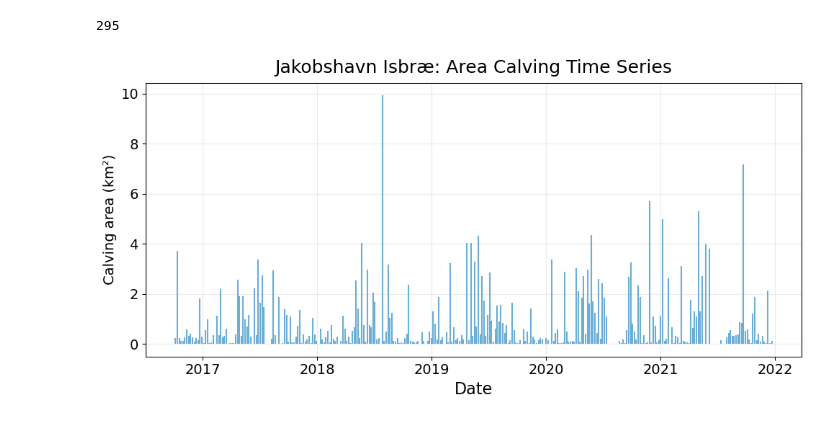
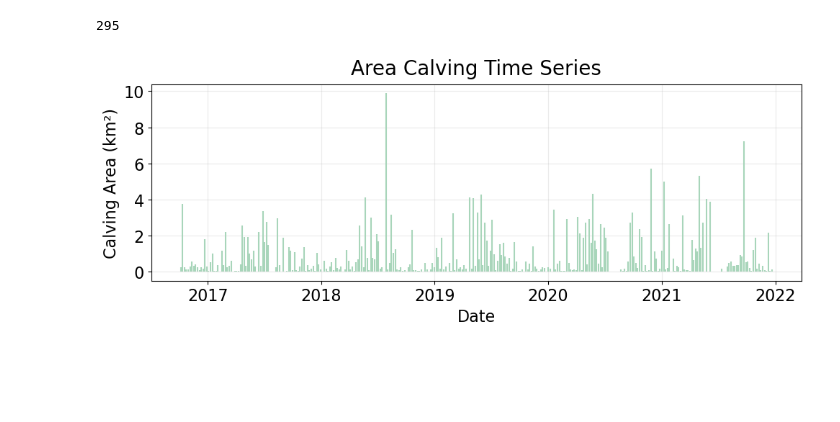
Before and after one commit to sofiasuhinin/Jakobshavn-Isbrae-CalvingStatistics, a Jupyter notebook: notebooks/3_calvingseries_method.ipynb, the cells around one changed output. Cells and saved outputs as stored; diff of their text form; code cells hidden in the pictures; blank space fills up the shorter version.

Commit message:
updated download and methodology notebooks - data/var/plot props added and cells commented out

```diff
--- a/notebooks/3_calvingseries_method.ipynb
+++ b/notebooks/3_calvingseries_method.ipynb
@@ -965,7 +982,7 @@ For now, I am going to use the 'vx' and 'vy' at the point where I got the 'vv' f
 # %%
 # velocity data, 3 bands, 'vv', 'vx' and 'vy'
 # so now i gotta extract the 'vx' and 'vy' at the point where i got the 'vv'
-
+terminus = terminus.reset_index(drop=True)
 print(velocity["band"].values)
 
 #select vel bands - need vx, and vy for later translate fnction
@@ -1092,6 +1109,7 @@ gpd.GeoSeries([ice_point]).plot(ax=ax, color="red", markersize=30)
 [figure]
 # %%
 # attempt at wrapping into a function
+terminus = terminus.reset_index(drop=True)
 def get_area_change(row, terminus, box_polygon, ice_point):
 
     terminus_index = row.name
@@ -1135,15 +1153,24 @@ terminus["calving_area_km2"] = terminus["calving_area_m2"] / 1e6
 print(terminus["area_change_km2"].notna().sum())
 # %% [output]
 295
+# %%
+# colors continued
+length_light = "#A8D8F0"   # Observed
+length_medium = "#4C9ED9"  # Exponential
+length_dark = "#1F4E79"    # Gamma
+
+area_light = "#A8D5BA"   # Observed
+area_medium = "#4F9D69"  # Exponential
+area_dark = "#15613C"    # Gamma
 # %%
-plt.figure(figsize=(10, 5))
-plt.vlines(terminus["Date"], ymin=0, ymax=terminus["calving_area_km2"], color=light_blue)
+plt.figure(figsize=(10, 4))
+plt.vlines(terminus["Date"], ymin=0, ymax=terminus["calving_area_km2"], color=area_light)
 plt.xlabel("Date", fontsize=16)
-plt.ylabel("Calving area (km²)", fontsize=14)
-plt.title("Jakobshavn Isbræ: Area Calving Time Series", fontsize=18, pad=10)
+plt.ylabel("Calving Area (km²)", fontsize=16)
+plt.title("Area Calving Time Series", fontsize=20, pad=10)
 plt.grid(True, alpha=0.25)
-plt.xticks(size=14)
-plt.yticks(size=14)
+plt.xticks(size=16)
+plt.yticks(size=16)
 plt.tight_layout()
 # %% [output]
-[figure, old version]
+[figure, new version]
```
Also changed, not shown: parts of 13 cells of this notebook, 1 other file.
